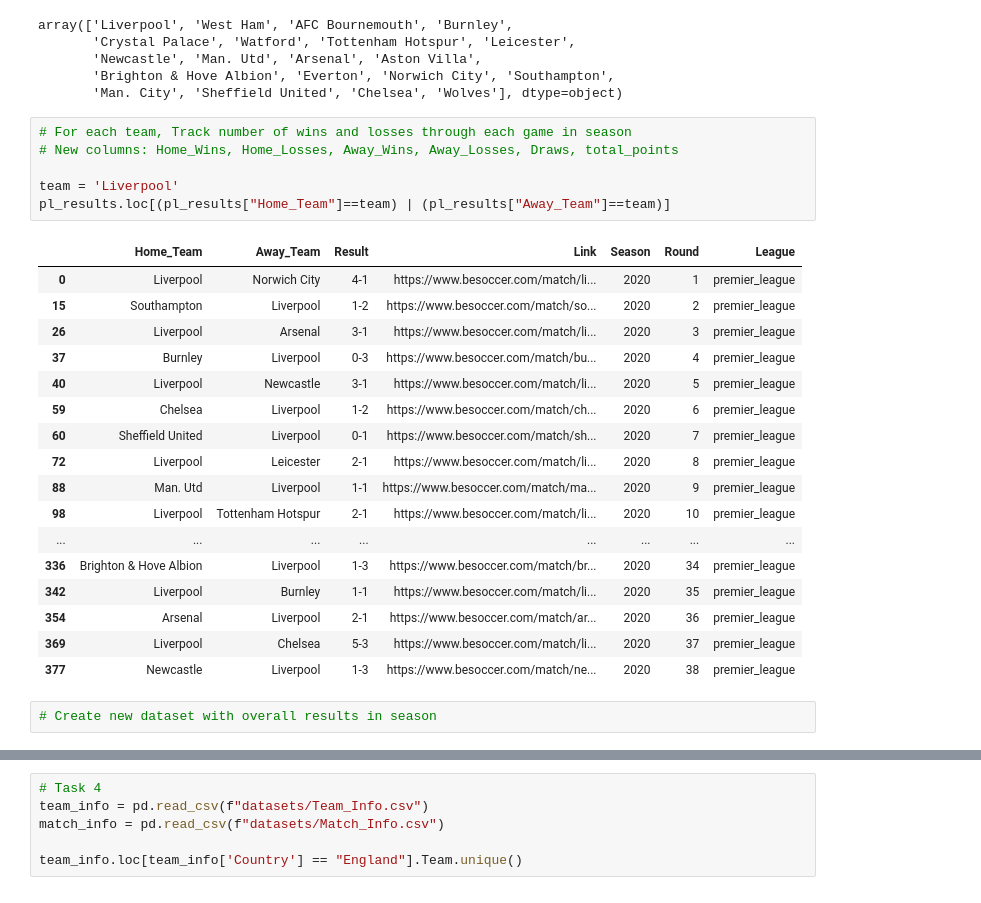
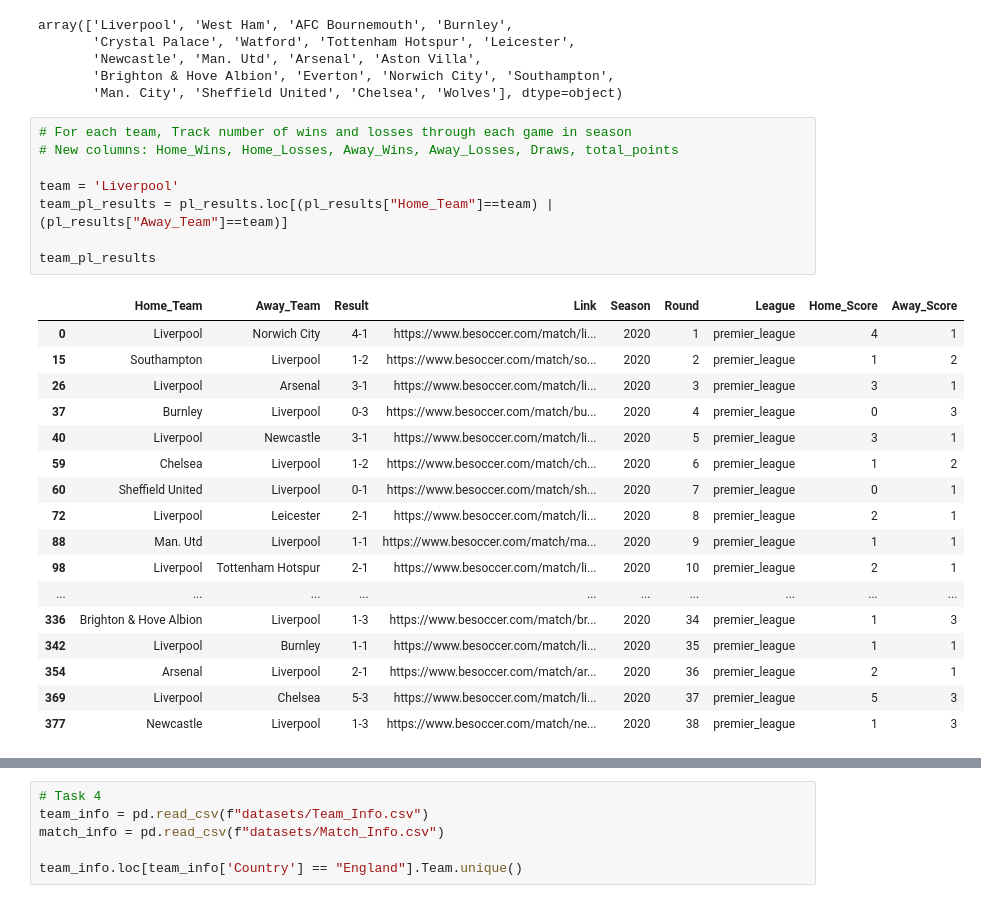
Before and after one commit to armanh3k/Football-Outcome-Predictions, a Jupyter notebook: basic.ipynb, the cells around one changed output, grey strips where cells are left out. Drawn from its saved outputs; the diff is of its cells as text.

Commit message:
Add features to dataframe

```diff
--- a/basic.ipynb
+++ b/basic.ipynb
@@ -52,26 +63,26 @@ array(['Liverpool', 'West Ham', 'AFC Bournemouth', 'Burnley',
 # %%
 # For each team, Track number of wins and losses through each game in season
 # New columns: Home_Wins, Home_Losses, Away_Wins, Away_Losses, Draws, total_points
 
 team = 'Liverpool'
-pl_results.loc[(pl_results["Home_Team"]==team) | (pl_results["Away_Team"]==team)]
+team_pl_results = pl_results.loc[(pl_results["Home_Team"]==team) | (pl_results["Away_Team"]==team)]
+
+team_pl_results
 # %% [output]
-|  | Home_Team | Away_Team | Result | Link | Season | Round | League |
-| 0 | Liverpool | Norwich City | 4-1 | https://www.besoccer.com/match/li... | 2020 | 1 | premier_league |
-| 15 | Southampton | Liverpool | 1-2 | https://www.besoccer.com/match/so... | 2020 | 2 | premier_league |
-| 26 | Liverpool | Arsenal | 3-1 | https://www.besoccer.com/match/li... | 2020 | 3 | premier_league |
-| 37 | Burnley | Liverpool | 0-3 | https://www.besoccer.com/match/bu... | 2020 | 4 | premier_league |
-| 40 | Liverpool | Newcastle | 3-1 | https://www.besoccer.com/match/li... | 2020 | 5 | premier_league |
-| 59 | Chelsea | Liverpool | 1-2 | https://www.besoccer.com/match/ch... | 2020 | 6 | premier_league |
-| 60 | Sheffield United | Liverpool | 0-1 | https://www.besoccer.com/match/sh... | 2020 | 7 | premier_league |
-| 72 | Liverpool | Leicester | 2-1 | https://www.besoccer.com/match/li... | 2020 | 8 | premier_league |
-| 88 | Man. Utd | Liverpool | 1-1 | https://www.besoccer.com/match/ma... | 2020 | 9 | premier_league |
-| 98 | Liverpool | Tottenham Hotspur | 2-1 | https://www.besoccer.com/match/li... | 2020 | 10 | premier_league |
-| ... | ... | ... | ... | ... | ... | ... | ... |
-| 336 | Brighton & Hove Albion | Liverpool | 1-3 | https://www.besoccer.com/match/br... | 2020 | 34 | premier_league |
-| 342 | Liverpool | Burnley | 1-1 | https://www.besoccer.com/match/li... | 2020 | 35 | premier_league |
-| 354 | Arsenal | Liverpool | 2-1 | https://www.besoccer.com/match/ar... | 2020 | 36 | premier_league |
-| 369 | Liverpool | Chelsea | 5-3 | https://www.besoccer.com/match/li... | 2020 | 37 | premier_league |
-| 377 | Newcastle | Liverpool | 1-3 | https://www.besoccer.com/match/ne... | 2020 | 38 | premier_league |
+|  | Home_Team | Away_Team | Result | Link | Season | Round | League | Home_Score | Away_Score |
+| 0 | Liverpool | Norwich City | 4-1 | https://www.besoccer.com/match/li... | 2020 | 1 | premier_league | 4 | 1 |
+| 15 | Southampton | Liverpool | 1-2 | https://www.besoccer.com/match/so... | 2020 | 2 | premier_league | 1 | 2 |
+| 26 | Liverpool | Arsenal | 3-1 | https://www.besoccer.com/match/li... | 2020 | 3 | premier_league | 3 | 1 |
+| 37 | Burnley | Liverpool | 0-3 | https://www.besoccer.com/match/bu... | 2020 | 4 | premier_league | 0 | 3 |
+| 40 | Liverpool | Newcastle | 3-1 | https://www.besoccer.com/match/li... | 2020 | 5 | premier_league | 3 | 1 |
+| 59 | Chelsea | Liverpool | 1-2 | https://www.besoccer.com/match/ch... | 2020 | 6 | premier_league | 1 | 2 |
+| 60 | Sheffield United | Liverpool | 0-1 | https://www.besoccer.com/match/sh... | 2020 | 7 | premier_league | 0 | 1 |
+| 72 | Liverpool | Leicester | 2-1 | https://www.besoccer.com/match/li... | 2020 | 8 | premier_league | 2 | 1 |
+| 88 | Man. Utd | Liverpool | 1-1 | https://www.besoccer.com/match/ma... | 2020 | 9 | premier_league | 1 | 1 |
+| 98 | Liverpool | Tottenham Hotspur | 2-1 | https://www.besoccer.com/match/li... | 2020 | 10 | premier_league | 2 | 1 |
+| ... | ... | ... | ... | ... | ... | ... | ... | ... | ... |
+| 336 | Brighton & Hove Albion | Liverpool | 1-3 | https://www.besoccer.com/match/br... | 2020 | 34 | premier_league | 1 | 3 |
+| 342 | Liverpool | Burnley | 1-1 | https://www.besoccer.com/match/li... | 2020 | 35 | premier_league | 1 | 1 |
+| 354 | Arsenal | Liverpool | 2-1 | https://www.besoccer.com/match/ar... | 2020 | 36 | premier_league | 2 | 1 |
+| 369 | Liverpool | Chelsea | 5-3 | https://www.besoccer.com/match/li... | 2020 | 37 | premier_league | 5 | 3 |
+| 377 | Newcastle | Liverpool | 1-3 | https://www.besoccer.com/match/ne... | 2020 | 38 | premier_league | 1 | 3 |
-# %%
-# Create new dataset with overall results in season
```
Also changed, not shown: parts of 9 cells of this notebook, 2 other files.
